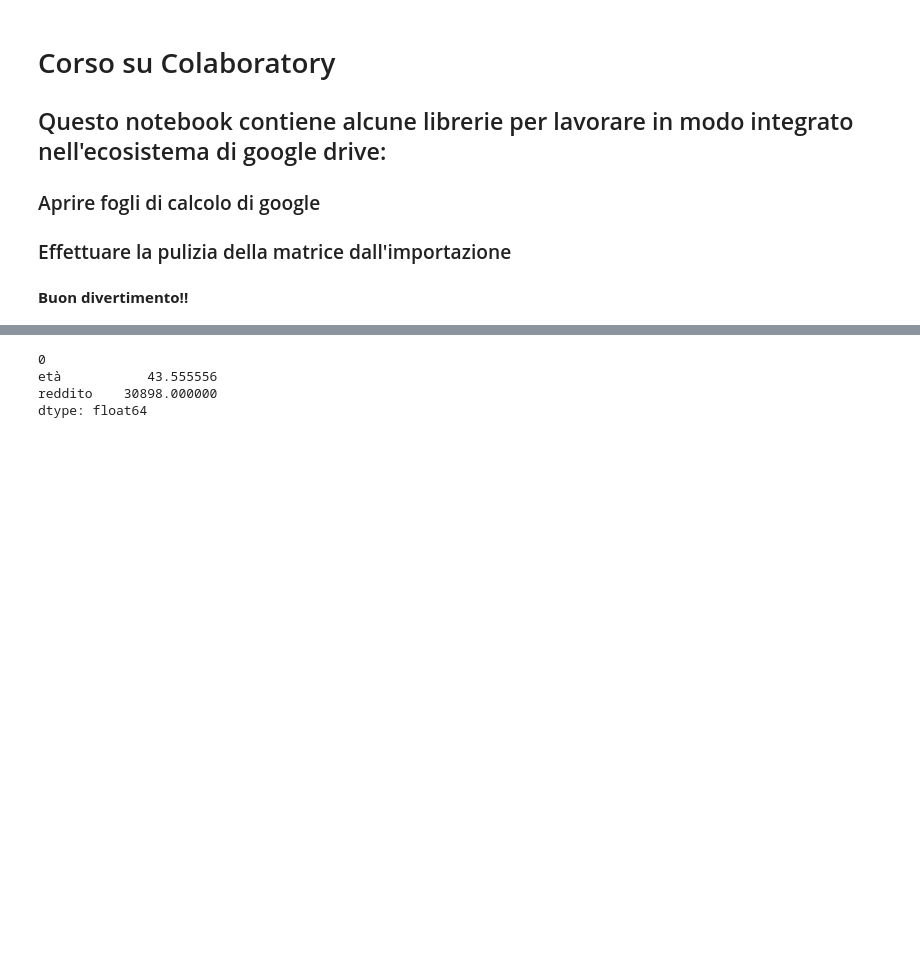
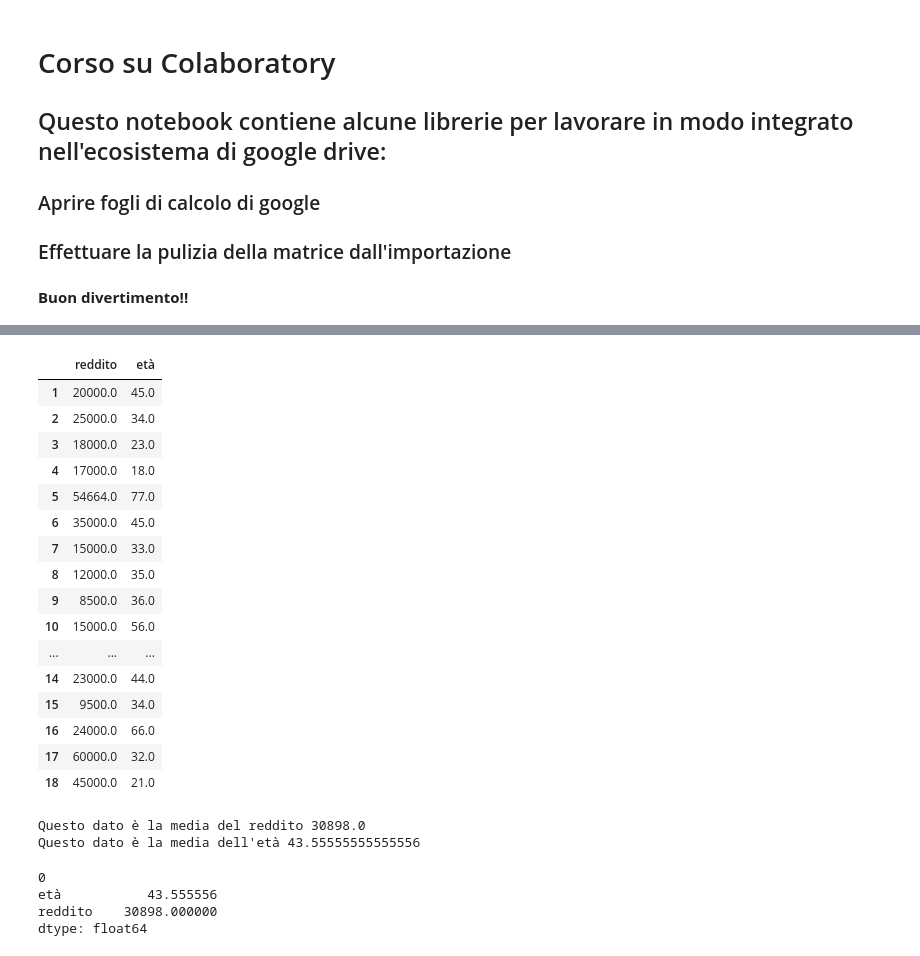
Before and after one commit to scarsellifi/open-notebook-science, a Jupyter notebook: corso_su_colaboratory.ipynb, the cells around one changed output, grey strips where cells are left out. Cells and saved outputs as stored; diff of their text form; code cells hidden in the pictures; blank space fills up the shorter version.

```diff
--- a/corso_su_colaboratory.ipynb
+++ b/corso_su_colaboratory.ipynb
@@ -71,3 +127,30 @@ dataset = download_gspread("esercitazione")
+# %%
+#oppure due colonne
+dataset.loc[:, ["reddito", "età"]]
+# %% [output]
+|  | reddito | età |
+| 1 | 20000.0 | 45.0 |
+| 2 | 25000.0 | 34.0 |
+| 3 | 18000.0 | 23.0 |
+| 4 | 17000.0 | 18.0 |
+| 5 | 54664.0 | 77.0 |
+| 6 | 35000.0 | 45.0 |
+| 7 | 15000.0 | 33.0 |
+| 8 | 12000.0 | 35.0 |
+| 9 | 8500.0 | 36.0 |
+| 10 | 15000.0 | 56.0 |
+| ... | ... | ... |
+| 14 | 23000.0 | 44.0 |
+| 15 | 9500.0 | 34.0 |
+| 16 | 24000.0 | 66.0 |
+| 17 | 60000.0 | 32.0 |
+| 18 | 45000.0 | 21.0 |
+# %%
+print("Questo dato è la media del reddito " + str(dataset["reddito"].mean()))
+print("Questo dato è la media dell'età " + str(dataset["età"].mean()))
+# %% [output]
+Questo dato è la media del reddito 30898.0
+Questo dato è la media dell'età 43.55555555555556
 # %%
 dataset.mean()
 # %% [output]
```
Also changed, not shown: parts of 13 cells of this notebook.
